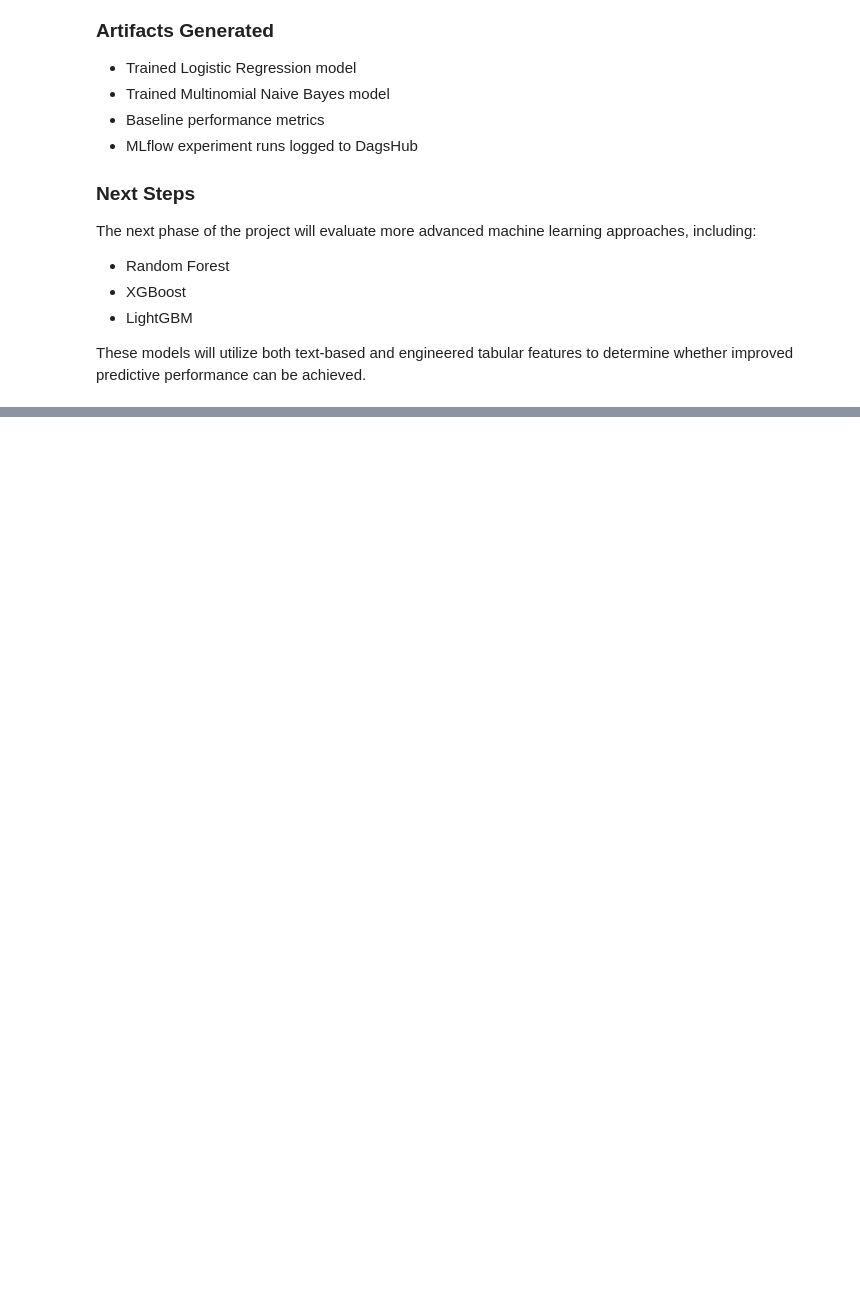
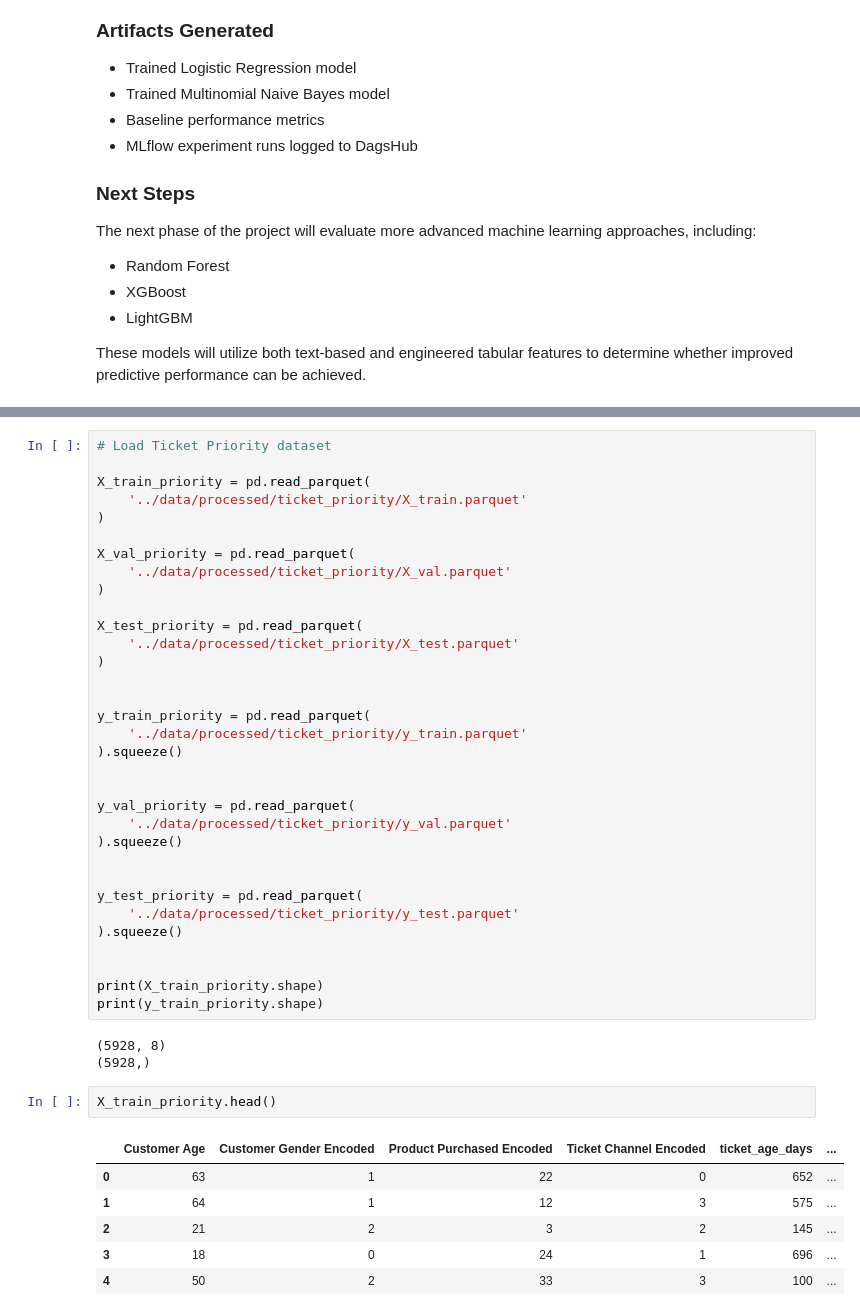
Before and after one commit to abdul-razzaq-au/AI-Powered-Customer-Support-Intelligence-Platform, a Jupyter notebook: notebooks/baseline_models.ipynb, the cells around one changed output, grey strips where cells are left out. Cells and saved outputs as stored; diff of their text form; blank space fills up the shorter version.

Commit message:
Add priority models, regression pipeline, and clustering analysis

```diff
--- a/notebooks/baseline_models.ipynb
+++ b/notebooks/baseline_models.ipynb
@@ -716,0 +731,45 @@ These models will utilize both text-based and engineered tabular features to det
+# %%
+# Load Ticket Priority dataset
+
+X_train_priority = pd.read_parquet(
+    '../data/processed/ticket_priority/X_train.parquet'
+)
+
+X_val_priority = pd.read_parquet(
+    '../data/processed/ticket_priority/X_val.parquet'
+)
+
+X_test_priority = pd.read_parquet(
+    '../data/processed/ticket_priority/X_test.parquet'
+)
+
+
+y_train_priority = pd.read_parquet(
+    '../data/processed/ticket_priority/y_train.parquet'
+).squeeze()
+
+
+y_val_priority = pd.read_parquet(
+    '../data/processed/ticket_priority/y_val.parquet'
+).squeeze()
+
+
+y_test_priority = pd.read_parquet(
+    '../data/processed/ticket_priority/y_test.parquet'
+).squeeze()
+
+
+print(X_train_priority.shape)
+print(y_train_priority.shape)
+# %% [output]
+(5928, 8)
+(5928,)
+# %%
+X_train_priority.head()
+# %% [output]
+|  | Customer Age | Customer Gender Encoded | Product Purchased Encoded | Ticket Channel Encoded | ticket_age_days | ... |
+| 0 | 63 | 1 | 22 | 0 | 652 | ... |
+| 1 | 64 | 1 | 12 | 3 | 575 | ... |
+| 2 | 21 | 2 | 3 | 2 | 145 | ... |
+| 3 | 18 | 0 | 24 | 1 | 696 | ... |
+| 4 | 50 | 2 | 33 | 3 | 100 | ... |
```
Also changed, not shown: parts of 13 cells of this notebook, 17 other files.
